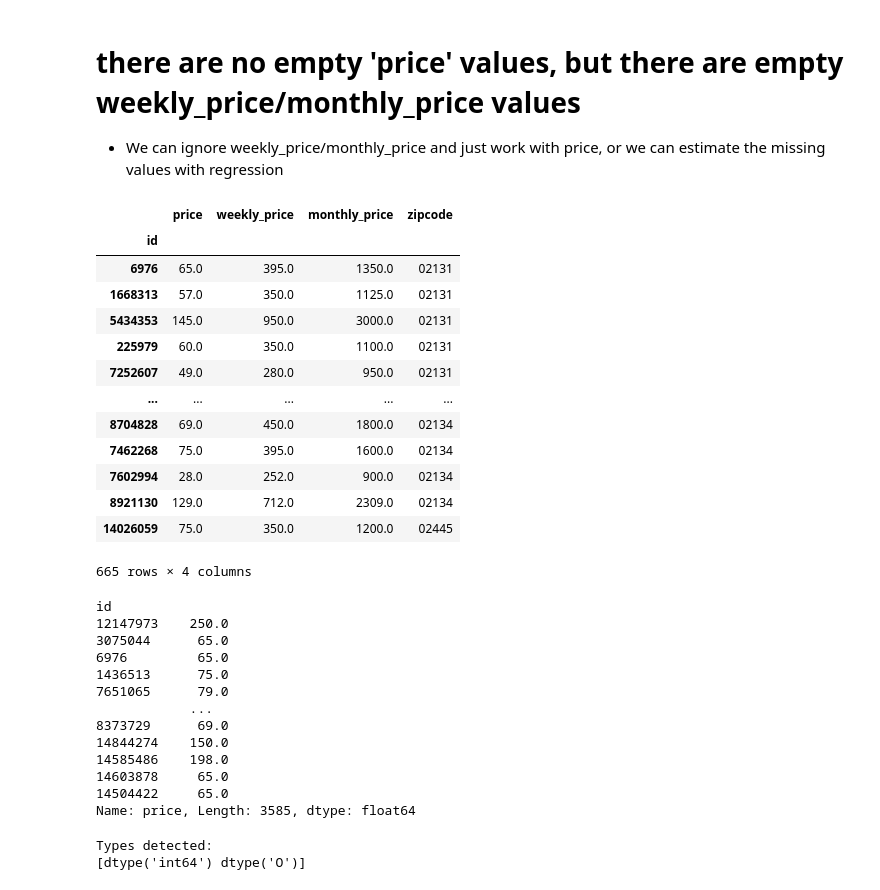
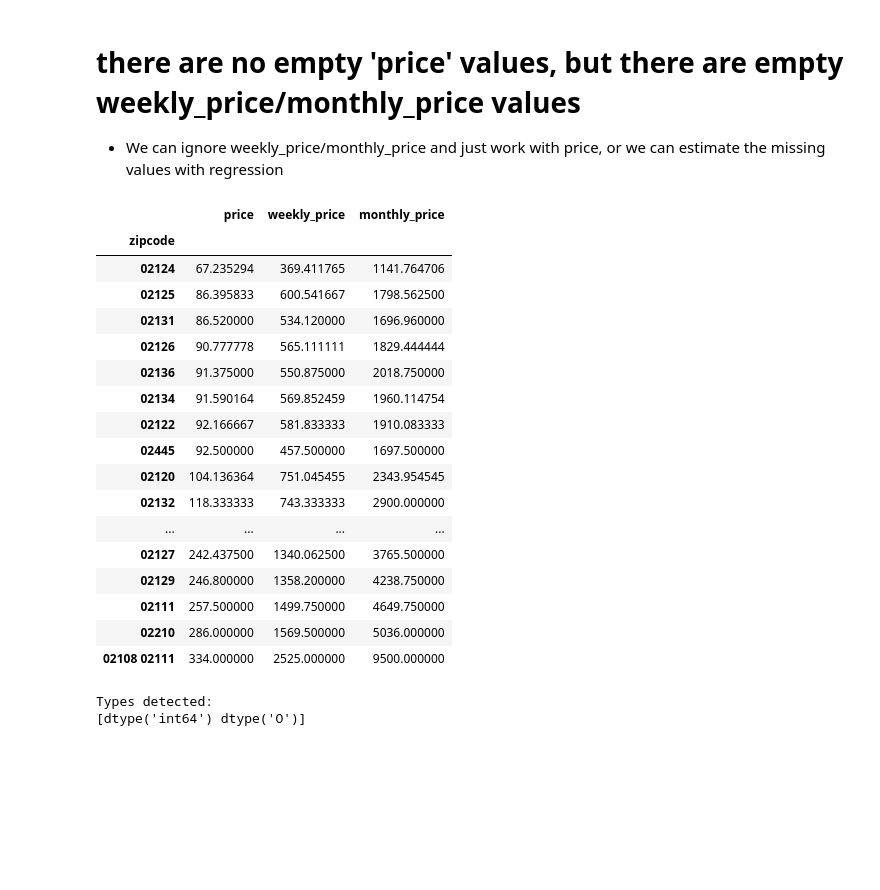
Before and after one commit to justinclarkhome/UdacityDataScienceProject1, a Jupyter notebook: Project1.ipynb, the cells around one changed output. Drawn from its saved outputs; the diff is of its cells as text; code cells hidden in the pictures; blank space fills up the shorter version.

```diff
--- a/Project1.ipynb
+++ b/Project1.ipynb
@@ -27,6 +30,28 @@ def convert_dollars_to_float(s, pattern=r"\$|,"):
     else:
         # otherwise just return the input
         return s
+
+def estimate_y_from_X(data, y_label, X_labels, train_size=0.6, random_state=42):
+    if type(X_labels) not in [list, tuple]:
+        X_labels = [X_labels] # in case we pass a scalar
+
+    # we know that we have data for 'price' in all observations, but not for 'monthly_price' or 'weekly_price'
+    # drop the nans, create a train/test split, build a model and estimate the monthly, then use the model to fill the missing values in the dataset
+    reg_data = data[X_labels + [y_label]].dropna()
+    y = reg_data[y_label]
+    X = sm.add_constant(reg_data[X_labels])
+    X_train, X_test, y_train, y_test = train_test_split(X, y, train_size=train_size, random_state=random_state)
+
+    print(f'Estimating {y_label}~1+{X_labels}')
+    m = sm.OLS(exog=X_train, endog=y_train).fit()
+
+    print(f'Train fit: {r2_score(y_true=y_train, y_pred=m.predict(exog=X_train))}')
+    print(f'Test fit: {r2_score(y_true=y_test, y_pred=m.predict(exog=X_test))}')
+
+    print(f'Filling NaNs in {y_label} with estimated data')
+    missing = data[y_label][data[y_label].isnull()].index
+    data.loc[missing, y_label] = m.predict(exog=sm.add_constant(data[data[y_label].isnull()][X_labels]))
+    return data
 # %% [markdown]
 # Boston Airbnb Dataset
 https://www.kaggle.com/datasets/airbnb/boston?resource=download
@@ -44,3 +69,6 @@ boston_reviews = pd.read_csv('./data/airbnb_boston/reviews.csv')
 boston_listings = boston_listings.map(convert_dollars_to_float)
 boston_calendar = boston_calendar.apply(convert_dollars_to_float)
 boston_reviews = boston_reviews.apply(convert_dollars_to_float)
+
+boston_listings = estimate_y_from_X(data=boston_listings, y_label='monthly_price', X_labels='price')
+boston_listings = estimate_y_from_X(data=boston_listings, y_label='weekly_price', X_labels='price')
@@ -71,38 +108,26 @@ Types detected:
 # there are no empty 'price' values, but there are empty weekly_price/monthly_price values
 - We can ignore weekly_price/monthly_price and just work with price, or we can estimate the missing values with regression
 # %%
-boston_listings[['price', 'weekly_price', 'monthly_price', 'zipcode']].dropna().groupby('zipcode')
+boston_listings[['price', 'weekly_price', 'monthly_price', 'zipcode']].dropna().groupby('zipcode').mean().sort_values('price')
 # %% [output]
-|  | price | weekly_price | monthly_price | zipcode |
-| id |  |  |  |  |
-| 6976 | 65.0 | 395.0 | 1350.0 | 02131 |
-| 1668313 | 57.0 | 350.0 | 1125.0 | 02131 |
-| 5434353 | 145.0 | 950.0 | 3000.0 | 02131 |
-| 225979 | 60.0 | 350.0 | 1100.0 | 02131 |
-| 7252607 | 49.0 | 280.0 | 950.0 | 02131 |
-| ... | ... | ... | ... | ... |
-| 8704828 | 69.0 | 450.0 | 1800.0 | 02134 |
-| 7462268 | 75.0 | 395.0 | 1600.0 | 02134 |
-| 7602994 | 28.0 | 252.0 | 900.0 | 02134 |
-| 8921130 | 129.0 | 712.0 | 2309.0 | 02134 |
-| 14026059 | 75.0 | 350.0 | 1200.0 | 02445 |
+|  | price | weekly_price | monthly_price |
+| zipcode |  |  |  |
+| 02124 | 67.235294 | 369.411765 | 1141.764706 |
+| 02125 | 86.395833 | 600.541667 | 1798.562500 |
+| 02131 | 86.520000 | 534.120000 | 1696.960000 |
+| 02126 | 90.777778 | 565.111111 | 1829.444444 |
+| 02136 | 91.375000 | 550.875000 | 2018.750000 |
+| 02134 | 91.590164 | 569.852459 | 1960.114754 |
+| 02122 | 92.166667 | 581.833333 | 1910.083333 |
+| 02445 | 92.500000 | 457.500000 | 1697.500000 |
+| 02120 | 104.136364 | 751.045455 | 2343.954545 |
+| 02132 | 118.333333 | 743.333333 | 2900.000000 |
+| ... | ... | ... | ... |
+| 02127 | 242.437500 | 1340.062500 | 3765.500000 |
+| 02129 | 246.800000 | 1358.200000 | 4238.750000 |
+| 02111 | 257.500000 | 1499.750000 | 4649.750000 |
+| 02210 | 286.000000 | 1569.500000 | 5036.000000 |
+| 02108 02111 | 334.000000 | 2525.000000 | 9500.000000 |
-665 rows × 4 columns
-# %%
-boston_listings['price']
-# %% [output]
-id
-12147973    250.0
-3075044      65.0
-6976         65.0
-1436513      75.0
-7651065      79.0
-            ...
-8373729      69.0
-14844274    150.0
-14585486    198.0
-14603878     65.0
-14504422     65.0
-Name: price, Length: 3585, dtype: float64
 # %%
 boston_calendar_col_types = get_columns_and_types(boston_calendar)
 boston_calendar_col_types
```
Also changed, not shown: parts of 8 cells of this notebook.
